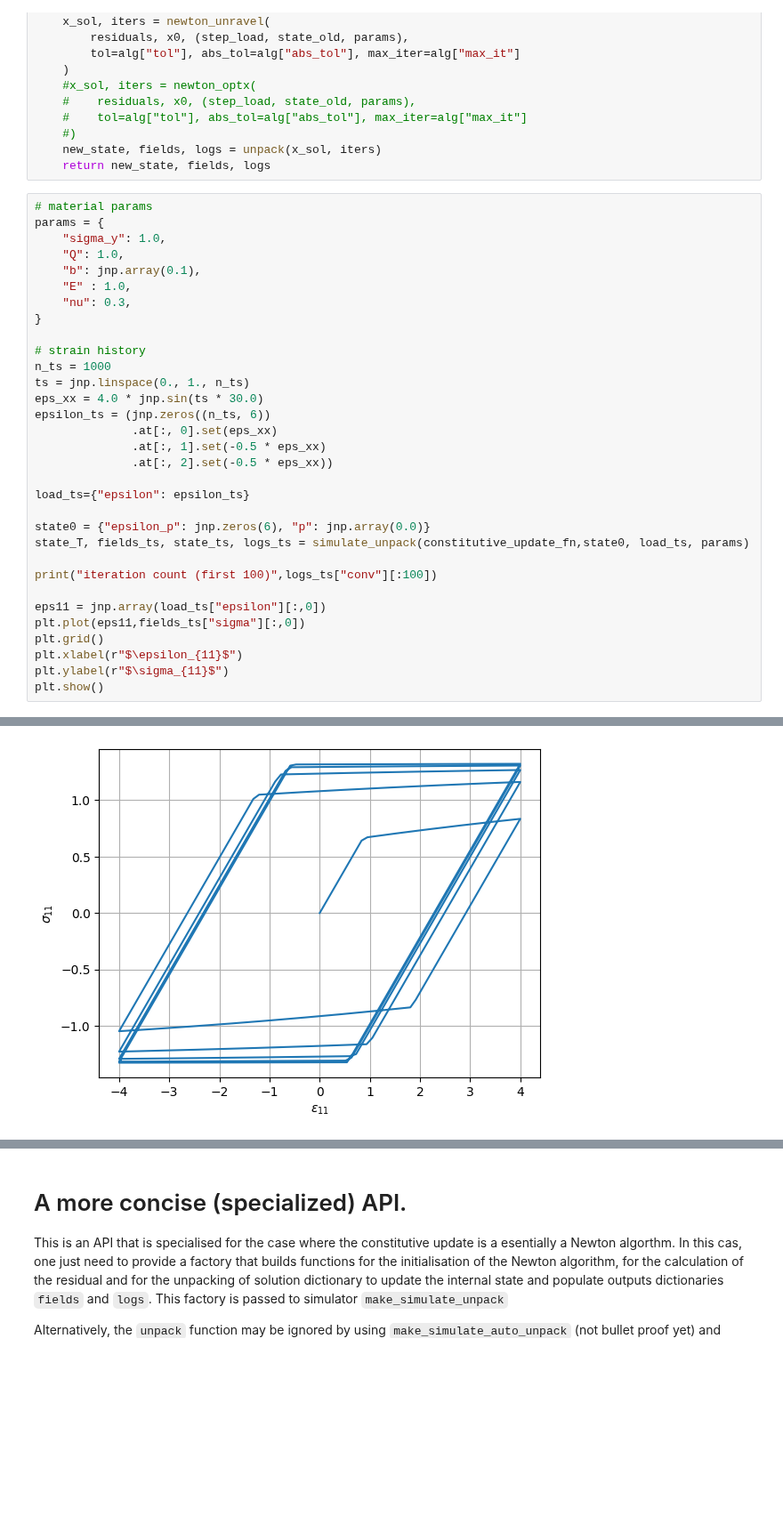
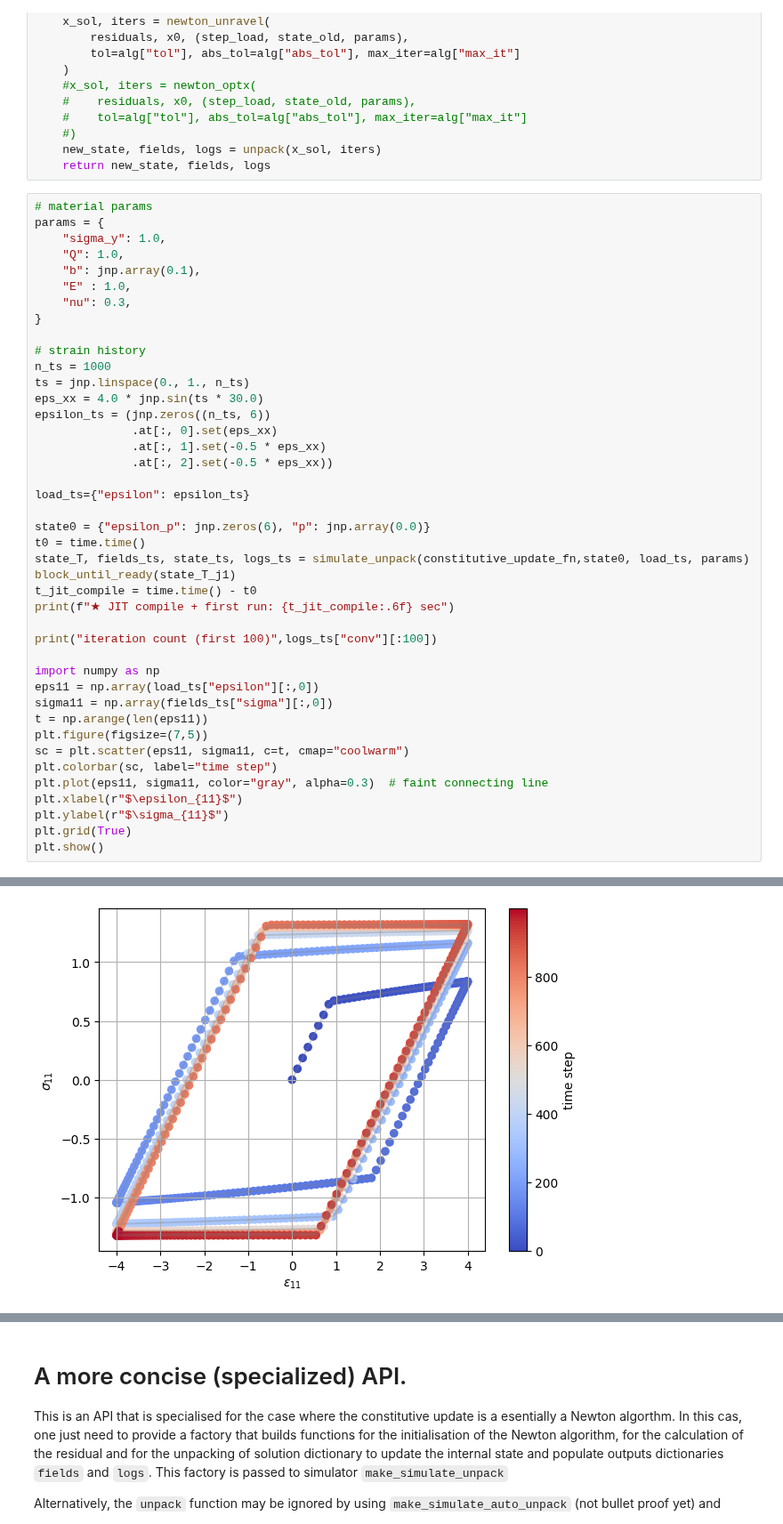
Before and after one commit to kerfriden/jaxdentify, a Jupyter notebook: demo.ipynb, the cells around one changed output, grey strips where cells are left out. Shown at 89% size. Cells and saved outputs as stored; diff of their text form; blank space fills up the shorter version.

```diff
--- a/demo.ipynb
+++ b/demo.ipynb
@@ -362,14 +377,24 @@ epsilon_ts = (jnp.zeros((n_ts, 6))
 load_ts={"epsilon": epsilon_ts}
 
 state0 = {"epsilon_p": jnp.zeros(6), "p": jnp.array(0.0)}
+t0 = time.time()
 state_T, fields_ts, state_ts, logs_ts = simulate_unpack(constitutive_update_fn,state0, load_ts, params)
+block_until_ready(state_T_j1)
+t_jit_compile = time.time() - t0
+print(f"★ JIT compile + first run: {t_jit_compile:.6f} sec")
 
 print("iteration count (first 100)",logs_ts["conv"][:100])
 
-eps11 = jnp.array(load_ts["epsilon"][:,0])
-plt.plot(eps11,fields_ts["sigma"][:,0])
-plt.grid()
+import numpy as np
+eps11 = np.array(load_ts["epsilon"][:,0])
+sigma11 = np.array(fields_ts["sigma"][:,0])
+t = np.arange(len(eps11))
+plt.figure(figsize=(7,5))
+sc = plt.scatter(eps11, sigma11, c=t, cmap="coolwarm")
+plt.colorbar(sc, label="time step")
+plt.plot(eps11, sigma11, color="gray", alpha=0.3)  # faint connecting line
 plt.xlabel(r"$\epsilon_{11}$")
 plt.ylabel(r"$\sigma_{11}$")
+plt.grid(True)
 plt.show()
 # %% [output]
@@ -376,4 +402,4 @@ plt.show()
 iteration count (first 100) [0 0 0 0 0 0 0 0 2 2 2 2 2 2 2 2 2 2 2 2 2 2 2 2 2 2 2 2 2 2 2 2 2 2 2 2 2
  2 2 2 2 2 2 2 2 2 2 2 2 2 2 2 2 0 0 0 0 0 0 0 0 0 0 0 0 0 0 0 0 0 0 0 0 0
  0 0 0 0 0 0 0 0 0 0 0 0 0 0 0 2 2 2 2 2 2 2 2 2 2 2]
-[figure, old version]
+[figure, new version]
```
Also changed, not shown: parts of 14 cells of this notebook.
